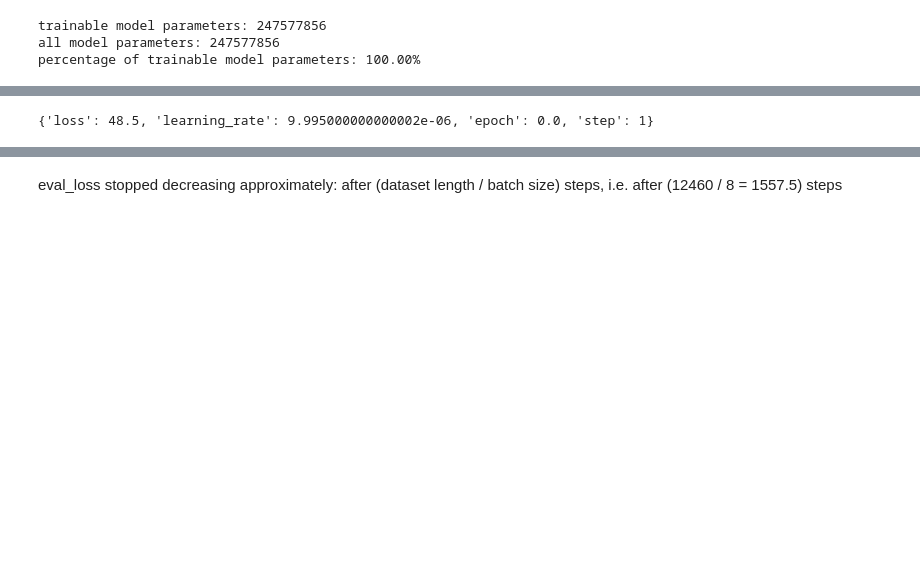
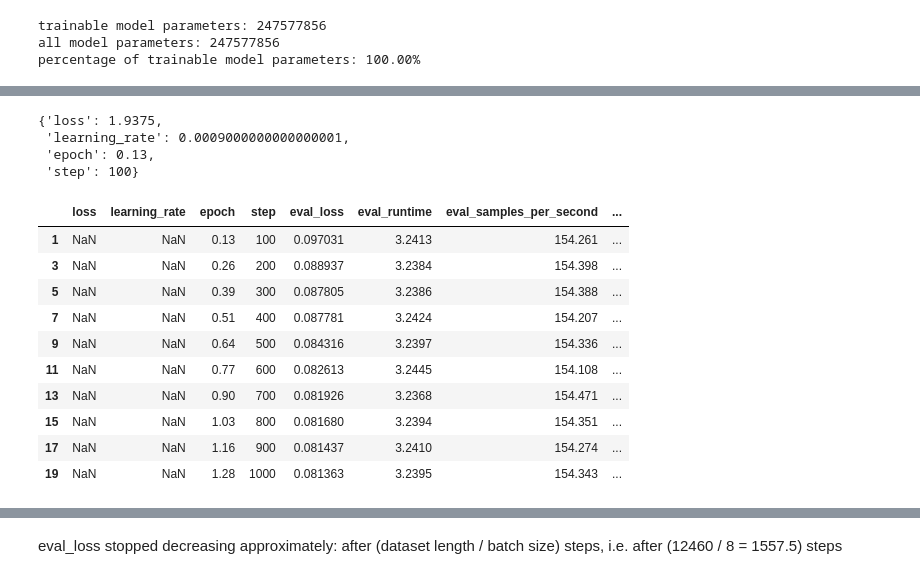
Before and after one commit to drywet/llm-playground, a Jupyter notebook: labs/Lab_2_fine_tune_generative_ai_model.ipynb, the cells around one changed output, grey strips where cells are left out. Saved outputs shown, nothing was run; the diff lists cells and outputs as text; code cells hidden in the pictures; blank space fills up the shorter version.

```diff
--- a/labs/Lab_2_fine_tune_generative_ai_model.ipynb
+++ b/labs/Lab_2_fine_tune_generative_ai_model.ipynb
@@ -175,5 +204,5 @@ WARNING:datasets.arrow_dataset:Loading cached processed dataset at /root/.cache/
 # %%
-tokenized_datasets = tokenized_datasets.filter(lambda example, index: index % 50 == 0, with_indices=True)
+# tokenized_datasets = tokenized_datasets.filter(lambda example, index: index % 50 == 0, with_indices=True)
 # %%
 print(f"Shapes of the datasets:")
 print(f"Training: {tokenized_datasets['train'].shape}")
@@ -186,12 +234,12 @@ output_dir = f'../tmp/dialogue-summary-training-{str(int(time.time()))}'
 
 training_args = TrainingArguments(
     output_dir=output_dir,
-    learning_rate=1e-5,
+    learning_rate=1e-3,
     # num_train_epochs=1,
-    # per_device_train_batch_size = 8,
+    per_device_train_batch_size = 16,
     weight_decay=0.01,
-    logging_steps=1,
-    max_steps=2000,
+    logging_steps=100,
+    max_steps=1000,
     # load_best_model_at_end=True,
     evaluation_strategy="steps",
     eval_steps=100
@@ -214,15 +276,30 @@ trainer.train()
 # %%
 trainer.state.log_history[0]
 # %% [output]
-{'loss': 48.5, 'learning_rate': 9.995000000000002e-06, 'epoch': 0.0, 'step': 1}
+{'loss': 1.9375,
+ 'learning_rate': 0.0009000000000000001,
+ 'epoch': 0.13,
+ 'step': 100}
 # %%
 # from vega_datasets import data
 # stocks = data.stocks()
 
 trainer_log = pd.DataFrame(trainer.state.log_history)
-trainer_log = trainer_log[(trainer_log["step"] % 100 == 0) & trainer_log["eval_loss"].notnull()]
+trainer_log = trainer_log[(trainer_log["step"] % 1 == 0) & trainer_log["eval_loss"].notnull()]
 
 trainer_log
+# %% [output]
+|  | loss | learning_rate | epoch | step | eval_loss | eval_runtime | eval_samples_per_second | ... |
+| 1 | NaN | NaN | 0.13 | 100 | 0.097031 | 3.2413 | 154.261 | ... |
+| 3 | NaN | NaN | 0.26 | 200 | 0.088937 | 3.2384 | 154.398 | ... |
+| 5 | NaN | NaN | 0.39 | 300 | 0.087805 | 3.2386 | 154.388 | ... |
+| 7 | NaN | NaN | 0.51 | 400 | 0.087781 | 3.2424 | 154.207 | ... |
+| 9 | NaN | NaN | 0.64 | 500 | 0.084316 | 3.2397 | 154.336 | ... |
+| 11 | NaN | NaN | 0.77 | 600 | 0.082613 | 3.2445 | 154.108 | ... |
+| 13 | NaN | NaN | 0.90 | 700 | 0.081926 | 3.2368 | 154.471 | ... |
+| 15 | NaN | NaN | 1.03 | 800 | 0.081680 | 3.2394 | 154.351 | ... |
+| 17 | NaN | NaN | 1.16 | 900 | 0.081437 | 3.2410 | 154.274 | ... |
+| 19 | NaN | NaN | 1.28 | 1000 | 0.081363 | 3.2395 | 154.343 | ... |
 # %%
 import altair as alt
 alt.Chart(trainer_log).mark_line().encode(
```
Also changed, not shown: parts of 15 cells of this notebook.
